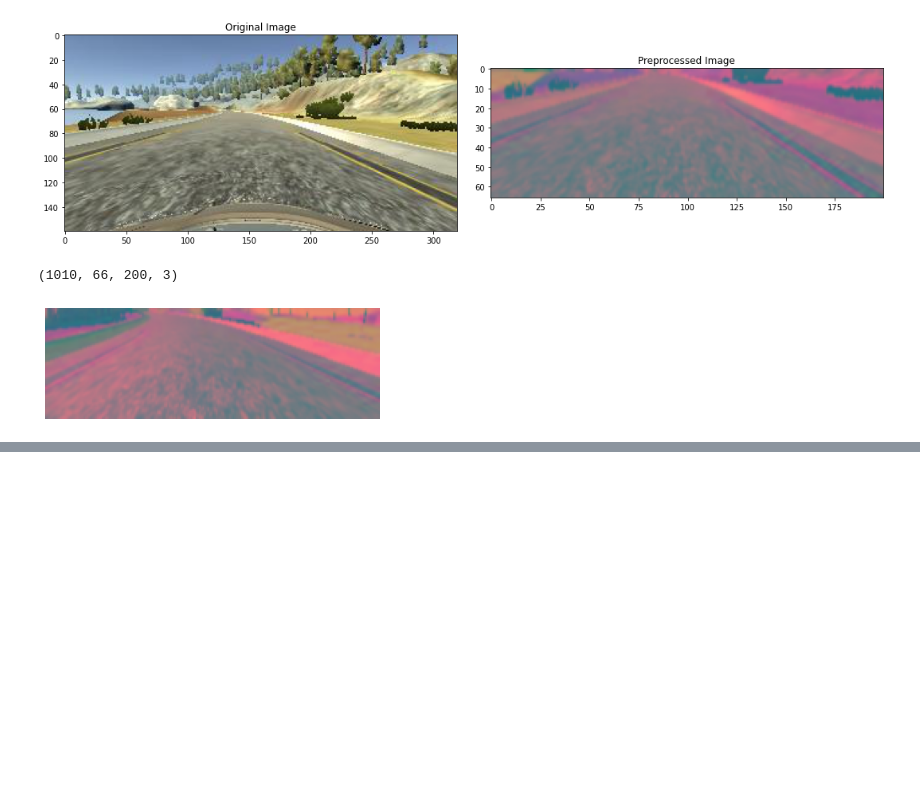
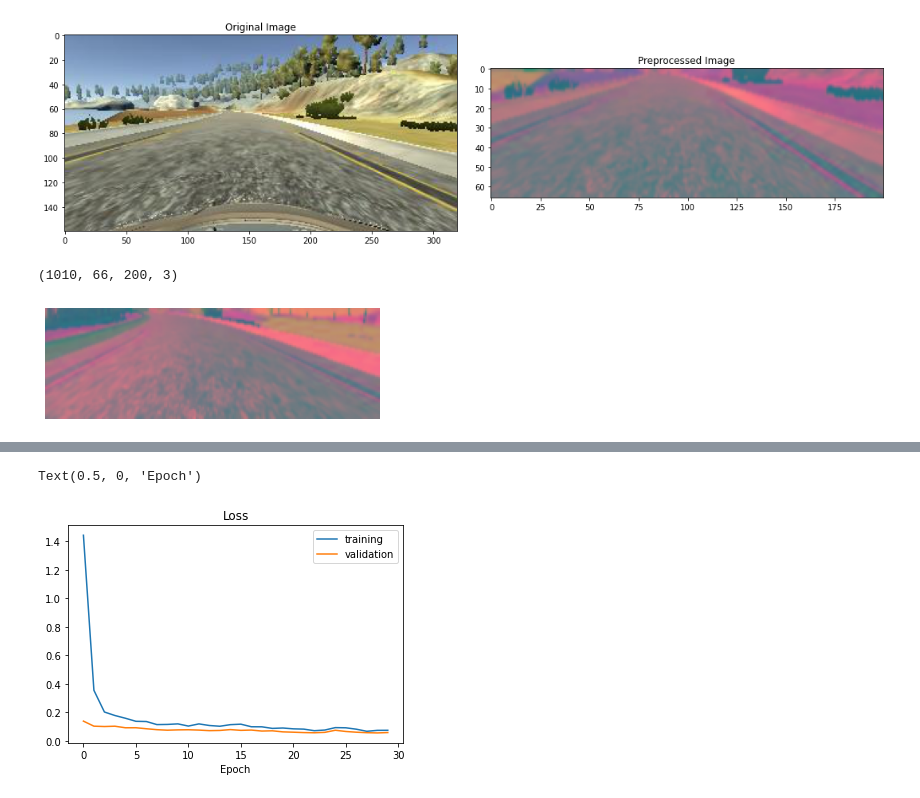
Before and after one commit to sharnoor404/Self-Driving-Car-Model, a Jupyter notebook: Behavioural_Cloning.ipynb, the cells around one changed output, grey strips where cells are left out. Cells and saved outputs as stored; diff of their text form; code cells hidden in the pictures; blank space fills up the shorter version.

```diff
--- a/Behavioural_Cloning.ipynb
+++ b/Behavioural_Cloning.ipynb
@@ -195,25 +304,29 @@ def nvidia_model():
 
   model = Sequential()
 
-  model.add(Conv2D(24, kernel_size=(5,5), strides=(2,2), input_shape=(66,200,3),activation='relu'))
+  model.add(Conv2D(24, kernel_size=(5,5), strides=(2,2), input_shape=(66,200,3),activation='elu'))
   # 24 here equals to the number of filters required for the first layer of nvidia model, check nvidia layers layout
-  model.add(Conv2D(36, kernel_size=(5,5), strides=(2,2), activation='relu'))
+  model.add(Conv2D(36, kernel_size=(5,5), strides=(2,2), activation='elu'))
   # we set the kernel size as 5*5 and the stride represents that we will consider 2*2 pixels together unlike done earlier
-  model.add(Conv2D(48, kernel_size=(5,5), strides=(2,2), activation='relu'))
-  model.add(Conv2D(64, kernel_size=(3,3), activation='relu'))
-  model.add(Conv2D(64, kernel_size=(3,3), activation='relu'))
+  model.add(Conv2D(48, kernel_size=(5,5), strides=(2,2), activation='elu'))
+  model.add(Conv2D(64, kernel_size=(3,3), activation='elu'))
+  model.add(Conv2D(64, kernel_size=(3,3), activation='elu'))
   #all the above layers follow the pattern of nvidia layer model, dropout layer is added to randomly set 50% of the input as zero s as to reduce the chances of overfitting
 
   model.add(Dropout(0.5))
 
 
   model.add(Flatten())
-  model.add(Dense(100, activation='relu'))
+  model.add(Dense(100, activation='elu'))
   model.add(Dropout(0.5))
 
 
-  model.add(Dense(50, activation='relu'))
-  model.add(Dense(10, activation ='relu'))
+  model.add(Dense(50, activation='elu'))
+  model.add(Dropout(0.5))
+
+  model.add(Dense(10, activation ='elu'))
+  model.add(Dropout(0.5))
+
   model.add(Dense(1))
 
   #lr has been set out to be low so that our model turns out to be good
@@ -221,6 +334,11 @@ def nvidia_model():
   model.compile(loss='mse', optimizer=optimizer)
 
   return model
+
+  # after compiling the model(havin relu activation function) we observe that our validation loss and training loss come out to be pretty same, which may imply the scenario of dead relu
+  #dead relu is a condition in which 1 or more nodes of our model die, this may happen when a negative dataset is fed into the node
+  #since relu then returns 0 and this causes the weight to never change, therefore we use 'elu' function instead, which is almost like relu but return negative gradient for negative inputs
+  #hence avoiding the dead relu case
 # %%
 model=nvidia_model()
 print(model.summary())
@@ -242,3 +360,5 @@ Trainable params: 252,219
 Non-trainable params: 0
 _________________________________________________________________
 None
+# %%
+history=model.fit(X_train,y_train,epochs=30,validation_data=(X_valid,y_valid),batch_size=100,verbose=1,shuffle=1)
@@ -244,0 +383,10 @@ None
+# %%
+plt.plot(history.history['loss'])
+plt.plot(history.history['val_loss'])
+plt.legend(['training','validation'])
+plt.title('Loss')
+plt.xlabel('Epoch')
+#we can observe that our model fits perfectly without any overfitting
+# %% [output]
+Text(0.5, 0, 'Epoch')
+[figure, added]
```
Also changed, not shown: parts of 17 cells of this notebook.
